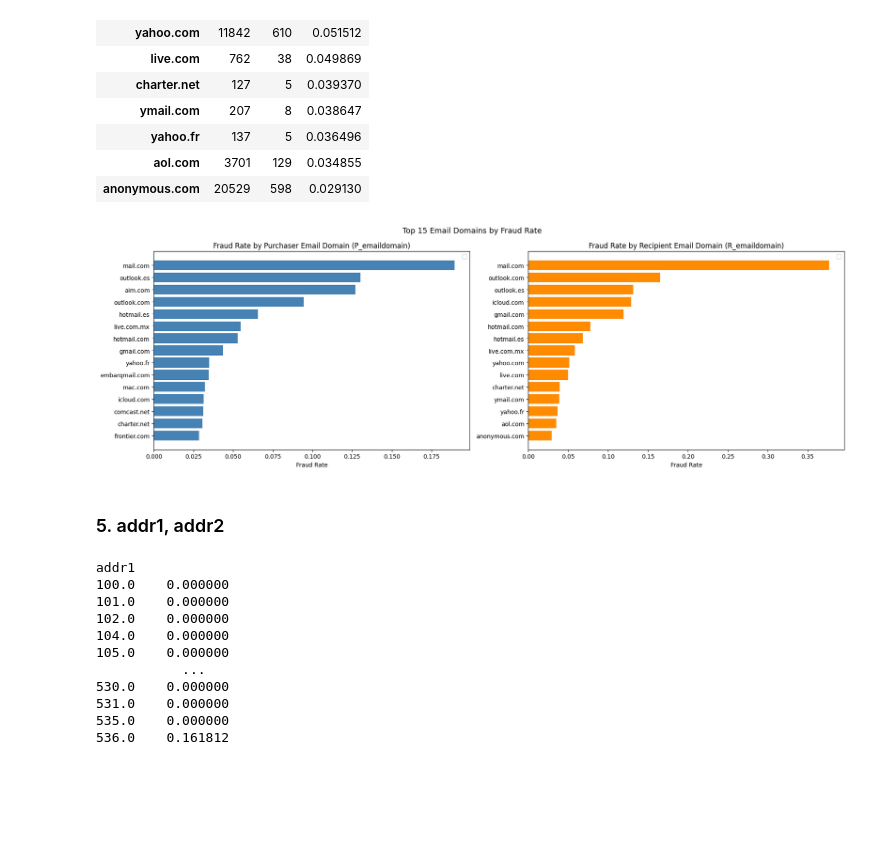
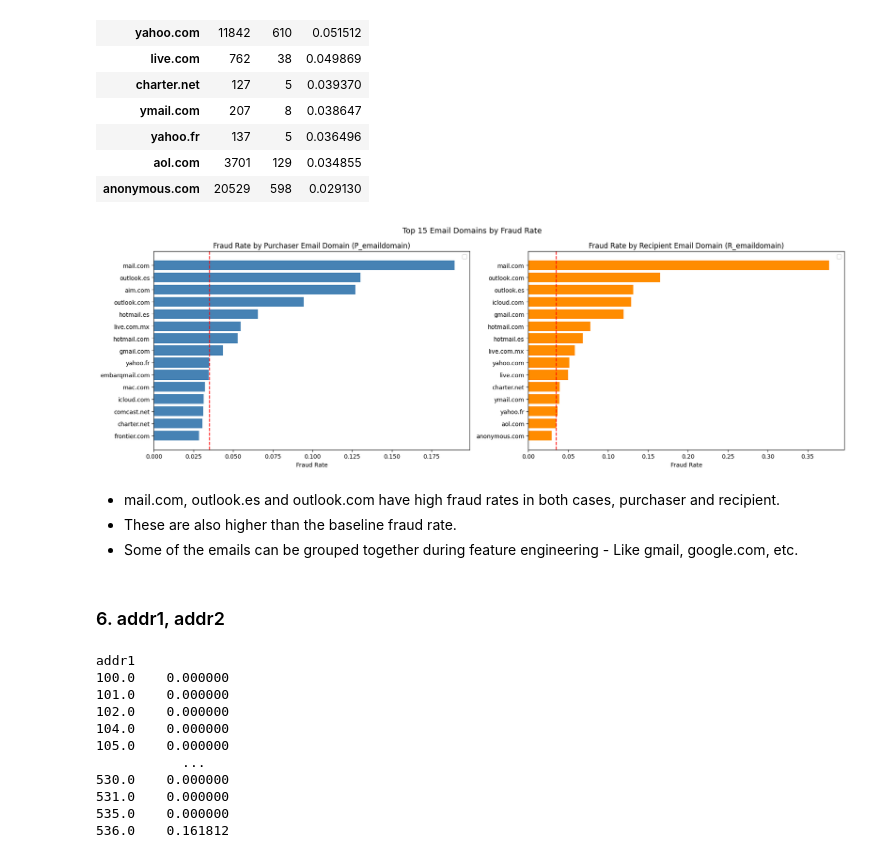
Before and after one commit to Mansi-Jadhav/End-to-End-Fraud-Detection, a Jupyter notebook: 1. EDA.ipynb, the cells around one changed output. Drawn from its saved outputs; the diff is of its cells as text; code cells hidden in the pictures; blank space fills up the shorter version.

```diff
--- a/1. EDA.ipynb
+++ b/1. EDA.ipynb
@@ -494,0 +616,35 @@ DeviceType
+# %%
+# We can cluster the devices into categories for a better understanding and visualisation
+
+def categorise_device(device):
+    if pd.isnull(device):
+        return 'Missing'
+    device = str(device).lower()
+
+    if 'windows' in device:
+        return 'Windows'
+    if 'ios' in device or 'iphone' in device or 'ipad' in device:
+        return 'iOS'
+    if 'macos' in device or 'mac os' in device:
+        return 'MacOS'
+    if 'trident' in device or 'rv:11' in device:
+        return 'IE/Trident'        # Internet Explorer
+    if device.startswith('rv:'):
+        return 'Firefox'           # rv:52+ are Firefox
+    if 'sm-' in device or 'samsung' in device:
+        return 'Samsung Android'
+    if 'huawei' in device or 'ale-' in device or 'cam-' in device \
+        or 'hi6' in device:
+        return 'Huawei Android'
+    if 'moto' in device:
+        return 'Motorola Android'
+    if 'lg-' in device:
+        return 'LG Android'
+    if 'android' in device:
+        return 'Other Android'
+    if 'linux' in device:
+        return 'Linux'
+    return 'Other'
+
+train['DeviceInfo_grouped'] = train['DeviceInfo'].apply(categorise_device)
+print(train['DeviceInfo_grouped'].value_counts())
@@ -752,28 +963,31 @@ r_email_stats.sort_values(
 # %%
 # Side by side comparison of P vs R email domains
 # Find domains that appear in both tables for direct comparison
 
 p_top = p_email_stats.sort_values('mean', ascending=False).head(15).reset_index()
 r_top = r_email_stats.sort_values('mean', ascending=False).head(15).reset_index()
 
 fig, axes = plt.subplots(1, 2, figsize=(18, 6))
 
 # P_emaildomain
 bars = axes[0].barh(p_top['P_emaildomain'], p_top['mean'], color='steelblue')
 axes[0].set_title('Fraud Rate by Purchaser Email Domain (P_emaildomain)')
 axes[0].set_xlabel('Fraud Rate')
 axes[0].legend()
 axes[0].invert_yaxis()
 
 # R_emaildomain
 bars = axes[1].barh(r_top['R_emaildomain'], r_top['mean'], color='darkorange')
 axes[1].set_title('Fraud Rate by Recipient Email Domain (R_emaildomain)')
 axes[1].set_xlabel('Fraud Rate')
 axes[1].legend()
 axes[1].invert_yaxis()
 
+axes[0].axvline(train['isFraud'].mean(), color='red', linestyle='--', label='Baseline')
+axes[1].axvline(train['isFraud'].mean(), color='red', linestyle='--', label='Baseline')
+
 plt.suptitle('Top 15 Email Domains by Fraud Rate', fontsize=13)
 plt.tight_layout()
 plt.show()
 # %% [output]
-[figure, old version]
+[figure, new version]
@@ -808,5 +994,9 @@ plt.show()
+# %% [markdown]
+- mail.com, outlook.es and outlook.com have high fraud rates in both cases, purchaser and recipient.
+- These are also higher than the baseline fraud rate.
+- Some of the emails can be grouped together during feature engineering - Like gmail, google.com, etc.
 # %% [markdown]
-### 5. addr1, addr2
+### 6. addr1, addr2
 # %%
 cols = ['addr1', 'addr2']
 
```
Also changed, not shown: parts of 48 cells of this notebook.
